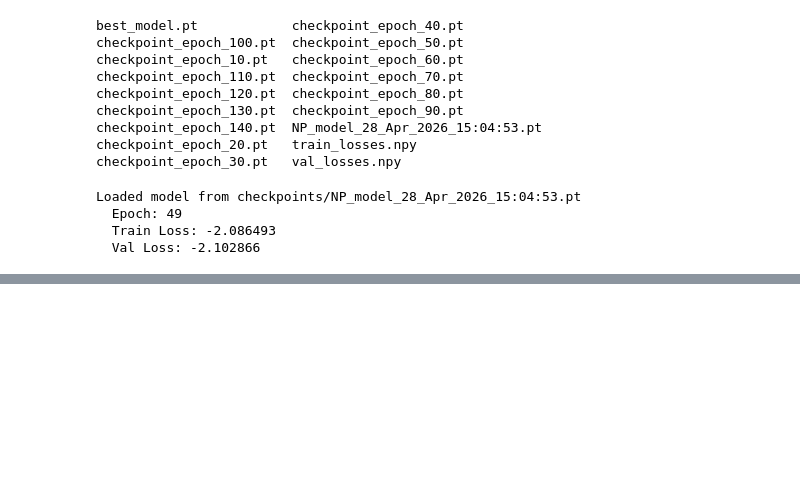
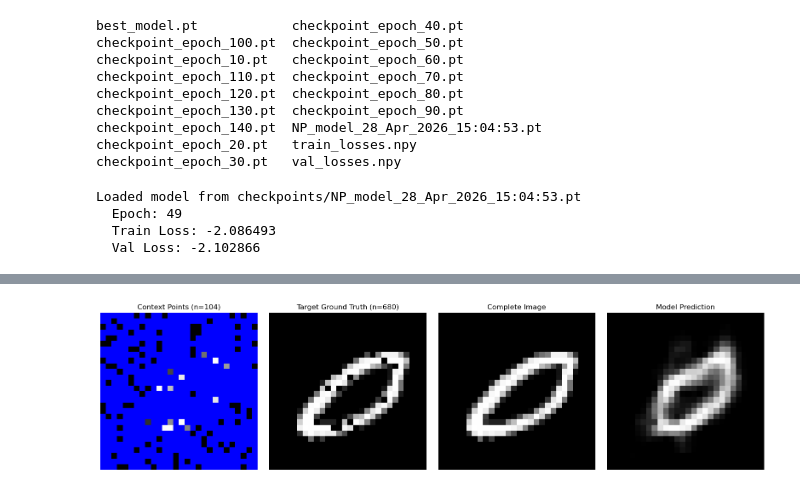
Before and after one commit to pkeil7/neural_process_demo, a Jupyter notebook: train_example.ipynb, the cells around one changed output, grey strips where cells are left out. Cells and saved outputs as stored; diff of their text form; code cells hidden in the pictures; blank space fills up the shorter version.

```diff
--- a/train_example.ipynb
+++ b/train_example.ipynb
@@ -197,0 +192,6 @@ plt.show()
+# %%
+from utils import load_model_from_checkpoint, load_model_info_from_checkpoint
+
+config_conv = load_model_info_from_checkpoint('checkpoints/ConvCNP_model_28_Apr_2026_16:58:55.pt')
+# %%
+best_model, checkpoint_info = load_model_from_checkpoint('checkpoints/ConvCNP_model_28_Apr_2026_16:58:55.pt', config_conv['input_dim_x'], config_conv['input_dim_y'], config_conv['hidden_dim'], config_conv['output_dim'], device='cuda', model_type='ConvCNP')
@@ -197,0 +203,11 @@ plt.show()
+# %%
+from utils import plot_mnist_sample, plot_prediction_comparison, plot_training_curves
+from dataset import get_image_dataloader
+
+# Get a batch
+#batch = next(iter(val_loader))
+# With model predictions
+fig = plot_mnist_sample(batch, batch_idx=1, model=best_model, device='cuda')
+plt.show()
+# %% [output]
+[figure, added]
```
Also changed, not shown: parts of 11 cells of this notebook, 3 other files.
